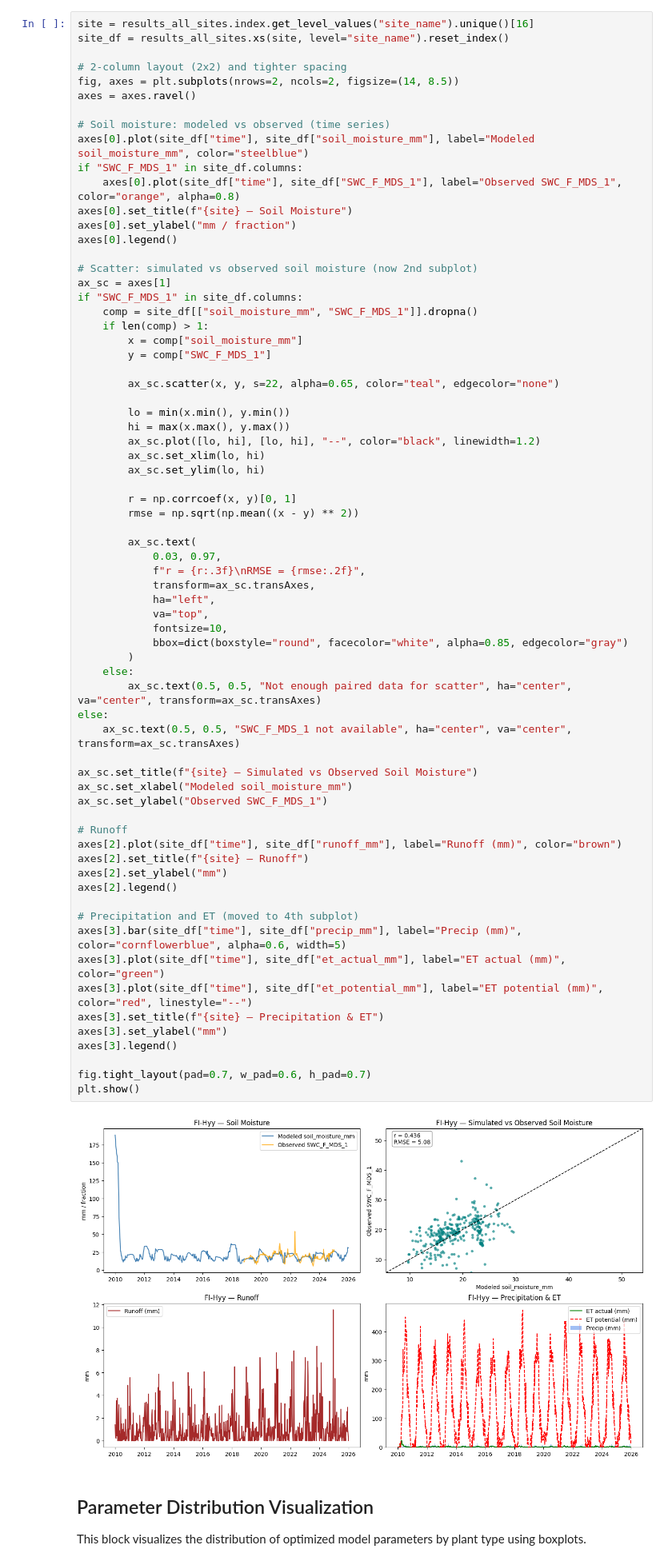
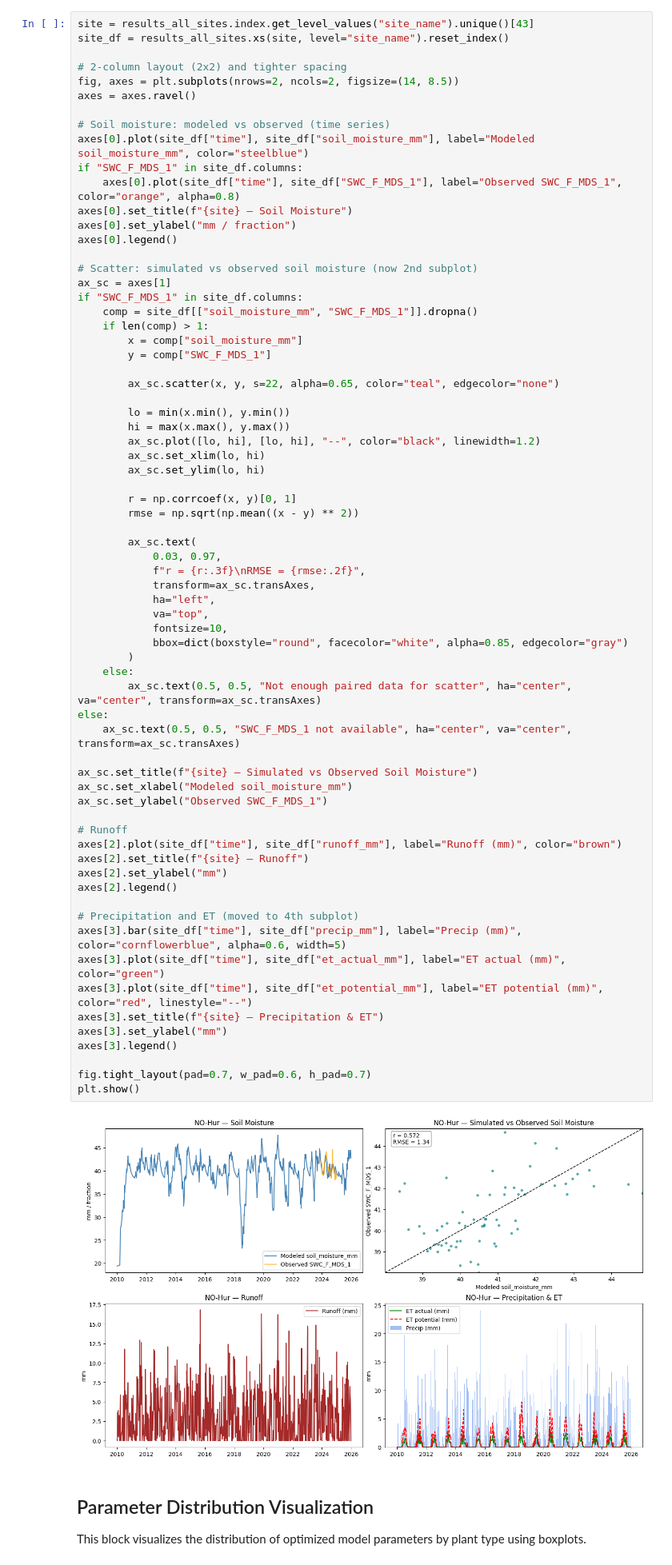
Before and after one commit to vmyrgiotis/soil_moisture_model, a Jupyter notebook: notebook.ipynb, the cells around one changed output. Shown at 80% size. Cells and saved outputs as stored; diff of their text form.

```diff
--- a/notebook.ipynb
+++ b/notebook.ipynb
@@ -97,7 +97,7 @@ results_all_sites = pd.read_parquet("/home/vm/Desktop/results_all_sites.parquet"
 ## Post-calibration Site-Specific Time Series Plots
 This block generates time series plots for modeled and observed soil moisture, precipitation, ET, runoff, and drainage for a selected site.
 # %%
-site = results_all_sites.index.get_level_values("site_name").unique()[16]
+site = results_all_sites.index.get_level_values("site_name").unique()[43]
 site_df = results_all_sites.xs(site, level="site_name").reset_index()
 
 # 2-column layout (2x2) and tighter spacing
@@ -139,34 +139,34 @@ if "SWC_F_MDS_1" in site_df.columns:
             va="top",
             fontsize=10,
             bbox=dict(boxstyle="round", facecolor="white", alpha=0.85, edgecolor="gray")
         )
     else:
         ax_sc.text(0.5, 0.5, "Not enough paired data for scatter", ha="center", va="center", transform=ax_sc.transAxes)
 else:
     ax_sc.text(0.5, 0.5, "SWC_F_MDS_1 not available", ha="center", va="center", transform=ax_sc.transAxes)
 
 ax_sc.set_title(f"{site} — Simulated vs Observed Soil Moisture")
 ax_sc.set_xlabel("Modeled soil_moisture_mm")
 ax_sc.set_ylabel("Observed SWC_F_MDS_1")
 
 # Runoff
 axes[2].plot(site_df["time"], site_df["runoff_mm"], label="Runoff (mm)", color="brown")
 axes[2].set_title(f"{site} — Runoff")
 axes[2].set_ylabel("mm")
 axes[2].legend()
 
 # Precipitation and ET (moved to 4th subplot)
 axes[3].bar(site_df["time"], site_df["precip_mm"], label="Precip (mm)", color="cornflowerblue", alpha=0.6, width=5)
 axes[3].plot(site_df["time"], site_df["et_actual_mm"], label="ET actual (mm)", color="green")
 axes[3].plot(site_df["time"], site_df["et_potential_mm"], label="ET potential (mm)", color="red", linestyle="--")
 axes[3].set_title(f"{site} — Precipitation & ET")
 axes[3].set_ylabel("mm")
 axes[3].legend()
 
 fig.tight_layout(pad=0.7, w_pad=0.6, h_pad=0.7)
 plt.show()
 # %% [output]
-[figure, old version]
+[figure, new version]
 # %% [markdown]
 ## Parameter Distribution Visualization
 This block visualizes the distribution of optimized model parameters by plant type using boxplots.
```
Also changed, not shown: parts of 4 cells of this notebook.
